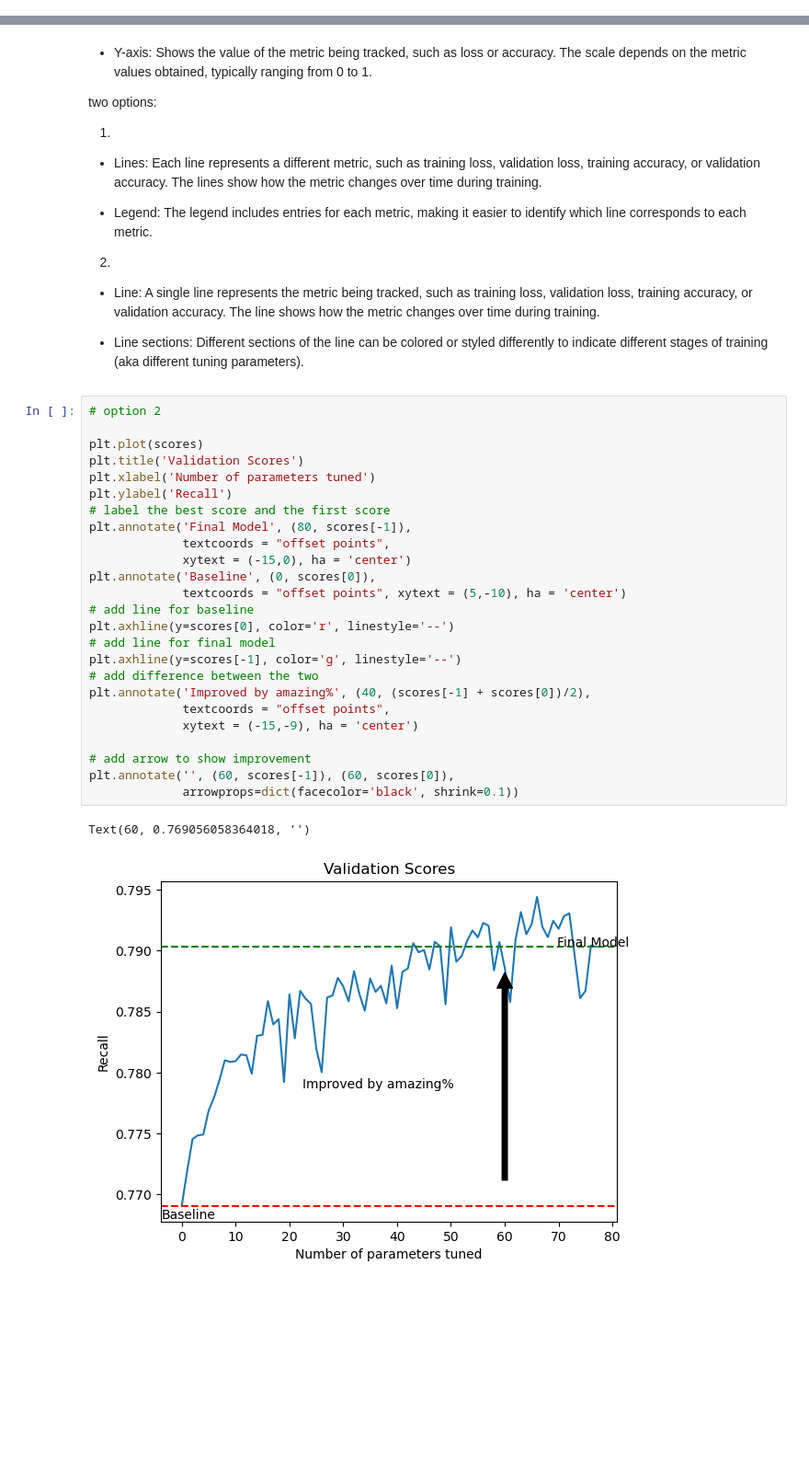
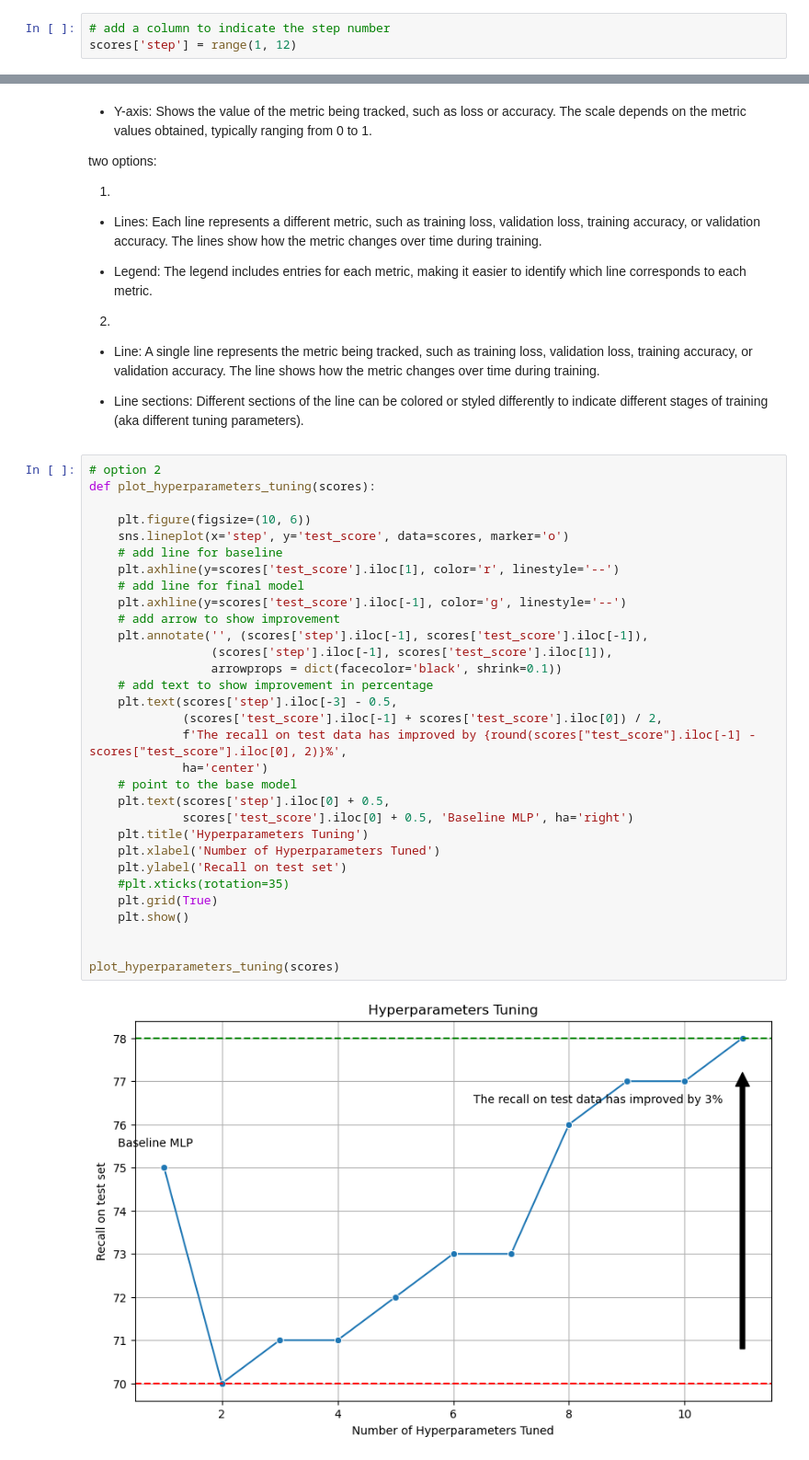
Before and after one commit to DecisionTreeBruining/212B-ML-Project, a Jupyter notebook: assignment_3/local_dev/mlp_visual.ipynb, the cells around one changed output, grey strips where cells are left out. Shown at 92% size. Cells and saved outputs as stored; diff of their text form; blank space fills up the shorter version.

```diff
--- a/assignment_3/local_dev/mlp_visual.ipynb
+++ b/assignment_3/local_dev/mlp_visual.ipynb
@@ -16,3 +53,6 @@ import seaborn as sns
+# %%
+# add a column to indicate the step number
+scores['step'] = range(1, 12)
 # %% [markdown]
 ## Tuning Parameters
 
@@ -80,31 +112,36 @@ two options:
 - Line: A single line represents the metric being tracked, such as training loss, validation loss, training accuracy, or validation accuracy. The line shows how the metric changes over time during training.
 
 - Line sections: Different sections of the line can be colored or styled differently to indicate different stages of training (aka different tuning parameters).
-# %%
-# option 2
-
-plt.plot(scores)
-plt.title('Validation Scores')
-plt.xlabel('Number of parameters tuned')
-plt.ylabel('Recall')
-# label the best score and the first score
-plt.annotate('Final Model', (80, scores[-1]),
-             textcoords = "offset points",
-             xytext = (-15,0), ha = 'center')
-plt.annotate('Baseline', (0, scores[0]),
-             textcoords = "offset points", xytext = (5,-10), ha = 'center')
-# add line for baseline
-plt.axhline(y=scores[0], color='r', linestyle='--')
-# add line for final model
-plt.axhline(y=scores[-1], color='g', linestyle='--')
-# add difference between the two
-plt.annotate('Improved by amazing%', (40, (scores[-1] + scores[0])/2),
-             textcoords = "offset points",
-             xytext = (-15,-9), ha = 'center')
-
-# add arrow to show improvement
-plt.annotate('', (60, scores[-1]), (60, scores[0]),
-             arrowprops=dict(facecolor='black', shrink=0.1))
-# %% [output]
-Text(60, 0.769056058364018, '')
-[figure, removed]
+# %%
+# option 2
+def plot_hyperparameters_tuning(scores):
+
+    plt.figure(figsize=(10, 6))
+    sns.lineplot(x='step', y='test_score', data=scores, marker='o')
+    # add line for baseline
+    plt.axhline(y=scores['test_score'].iloc[1], color='r', linestyle='--')
+    # add line for final model
+    plt.axhline(y=scores['test_score'].iloc[-1], color='g', linestyle='--')
+    # add arrow to show improvement
+    plt.annotate('', (scores['step'].iloc[-1], scores['test_score'].iloc[-1]),
+                 (scores['step'].iloc[-1], scores['test_score'].iloc[1]),
+                 arrowprops = dict(facecolor='black', shrink=0.1))
+    # add text to show improvement in percentage
+    plt.text(scores['step'].iloc[-3] - 0.5,
+             (scores['test_score'].iloc[-1] + scores['test_score'].iloc[0]) / 2,
+             f'The recall on test data has improved by {round(scores["test_score"].iloc[-1] - scores["test_score"].iloc[0], 2)}%',
+             ha='center')
+    # point to the base model
+    plt.text(scores['step'].iloc[0] + 0.5,
+             scores['test_score'].iloc[0] + 0.5, 'Baseline MLP', ha='right')
+    plt.title('Hyperparameters Tuning')
+    plt.xlabel('Number of Hyperparameters Tuned')
+    plt.ylabel('Recall on test set')
+    #plt.xticks(rotation=35)
+    plt.grid(True)
+    plt.show()
+
+
+plot_hyperparameters_tuning(scores)
+# %% [output]
+[figure, added]
```
Also changed, not shown: parts of 6 cells of this notebook.
